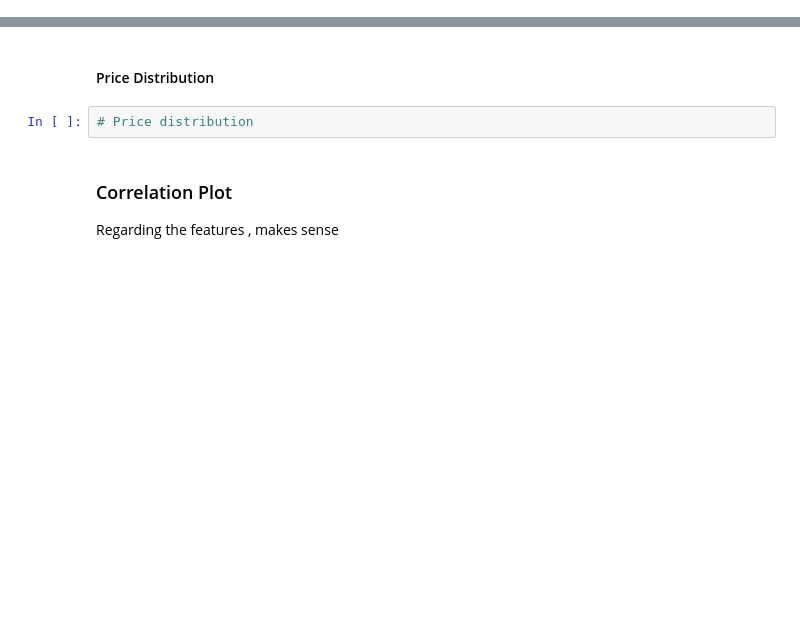
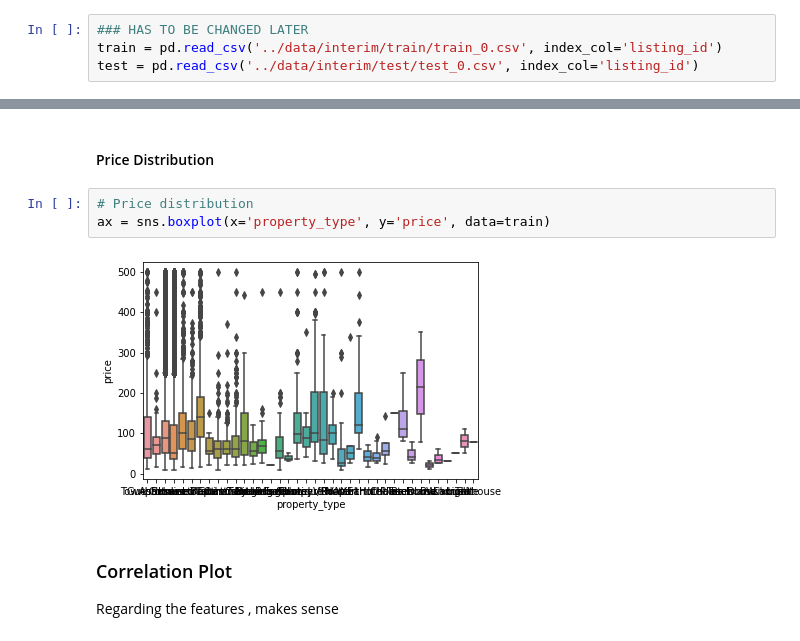
Before and after one commit to Janalytics94/AirBnBpricePredictor, a Jupyter notebook: notebooks/airbnb.ipynb, the cells around one changed output, grey strips where cells are left out. Cells and saved outputs as stored; diff of their text form; blank space fills up the shorter version.

```diff
--- a/notebooks/airbnb.ipynb
+++ b/notebooks/airbnb.ipynb
@@ -527,5 +512,9 @@ test = processor.NaNs(test)
 # save interims
 train.to_csv('/root/data/interim/train/train_0.csv')
 test.to_csv('/root/data/interim/test/test_0.csv')
+# %%
+### HAS TO BE CHANGED LATER
+train = pd.read_csv('../data/interim/train/train_0.csv', index_col='listing_id')
+test = pd.read_csv('../data/interim/test/test_0.csv', index_col='listing_id')
 # %%
 # 14 and 10 in train and test which are complety shitty and lost
@@ -626,8 +624,11 @@ airbnb.describe()
 | max | 16.000000 | 11.000000 | 19.000000 | 21.000000 | 500.000000 | 46.000000 |
 # %% [markdown]
 #### Price Distribution
-# %%
-# Price distribution
+# %%
+# Price distribution
+ax = sns.boxplot(x='property_type', y='price', data=train)
+# %% [output]
+[figure, added]
 # %% [markdown]
 ### Correlation Plot
 Regarding the features , makes sense
```
Also changed, not shown: parts of 27 cells of this notebook, 5 other files.
